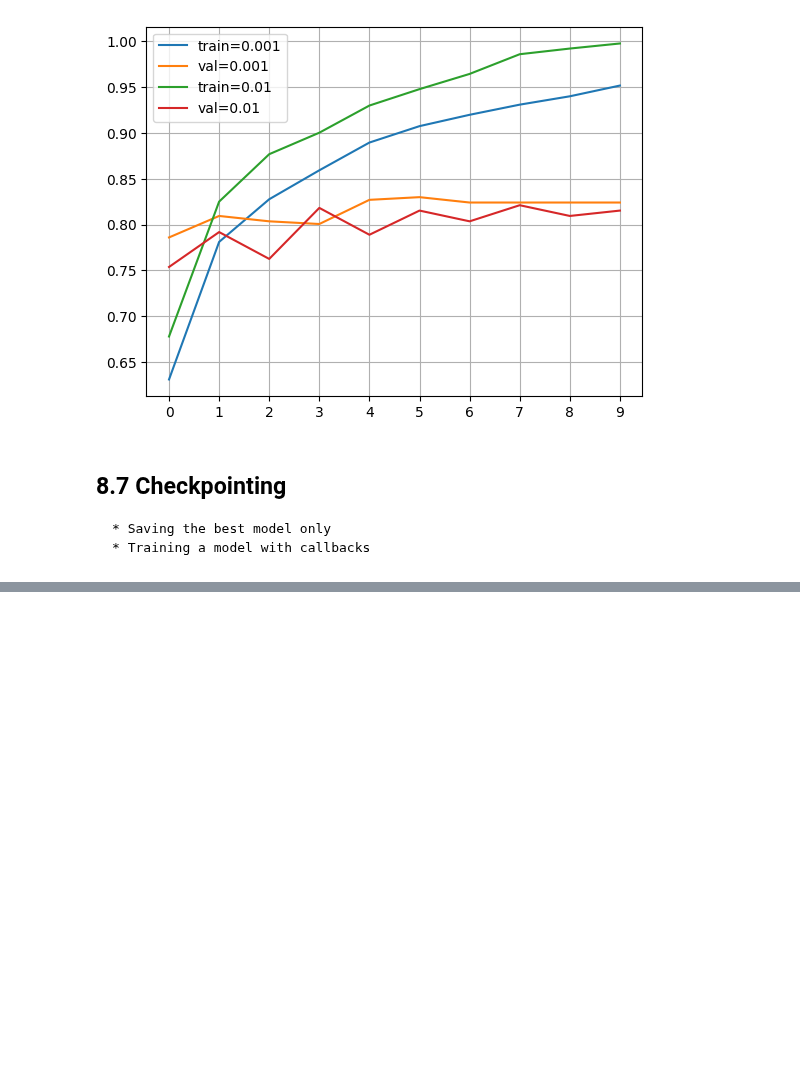
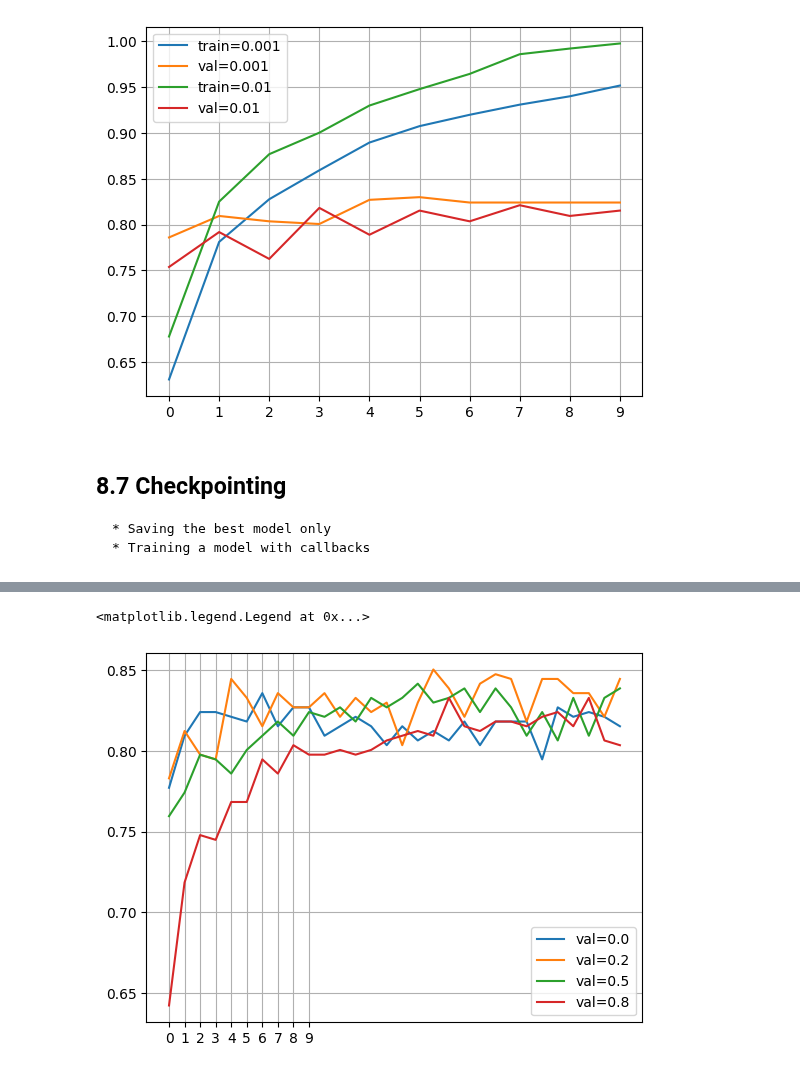
Before and after one commit to khvatov/machine-learning-zoomcamp-homework, a Jupyter notebook: 08-fasion_classification/fashion_classification_praticse.ipynb, the cells around one changed output, grey strips where cells are left out. Cells and saved outputs as stored; diff of their text form; code cells hidden in the pictures; blank space fills up the shorter version.

```diff
--- a/08-fasion_classification/fashion_classification_praticse.ipynb
+++ b/08-fasion_classification/fashion_classification_praticse.ipynb
@@ -413,0 +589,21 @@ learning_rate = 0.001
+# %%
+learning_rate = 0.001
+size = 100
+
+scores ={}
+for droprate in [0.0, 0.2, 0.5, 0.8]:
+    print(f"drop rate: {droprate}")
+
+    model = make_model(
+        learning_rate=learning_rate,
+        size_inner=size,
+        droprate=droprate
+    )
+
+
+    history = model.fit(train_ds, epochs= 30, validation_data=val_ds)
+    scores[droprate] = history.history
+    print()
+    print()
+
+#NOTE: here we had to increase number of epochs b/c neural network will require more iteratons
@@ -413,0 +628,14 @@ learning_rate = 0.001
+# %%
+#looking at validation
+
+for droprate, hist in scores.items():
+    #plt.plot(hist['accuracy'], label = f'train={size}')
+    plt.plot(hist['val_accuracy'], label=f'val={droprate}')
+
+
+plt.xticks(np.arange(10))
+plt.grid()
+plt.legend()
+# %% [output]
+<matplotlib.legend.Legend at 0x...>
+[figure, added]
```
Also changed, not shown: parts of 52 cells of this notebook, 2 other files.
